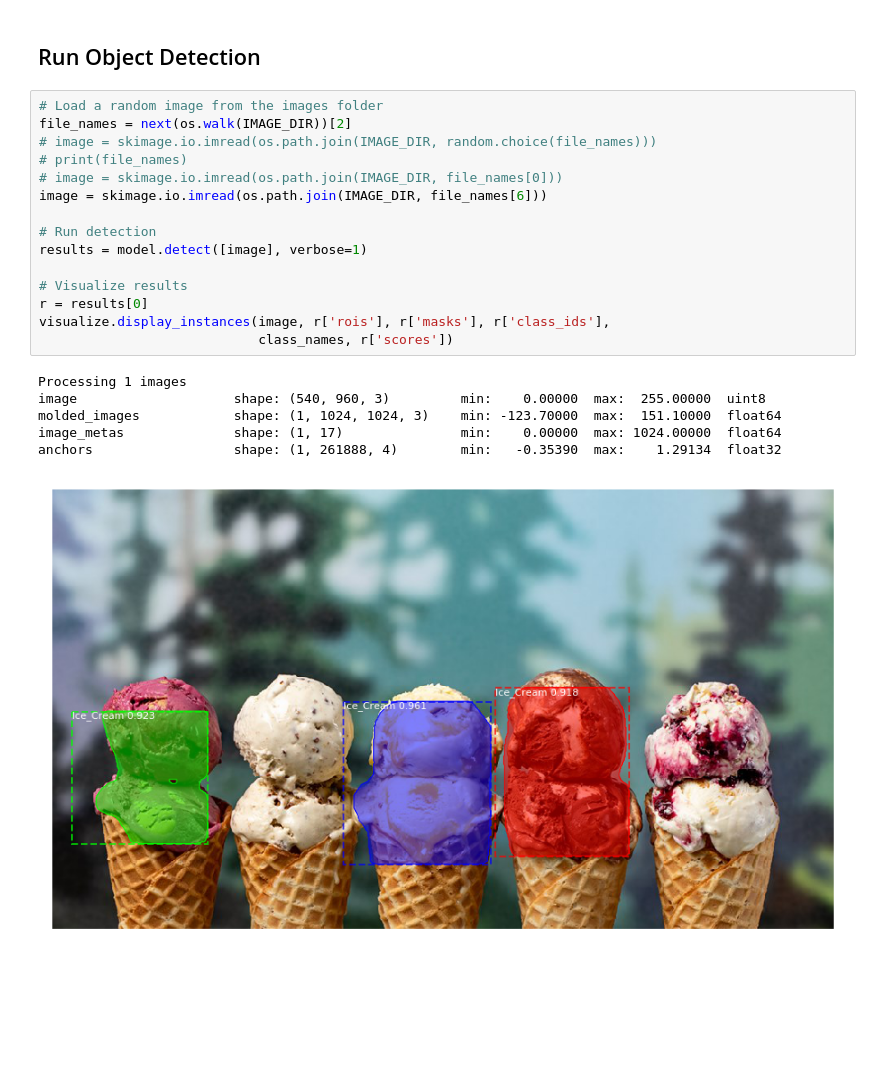
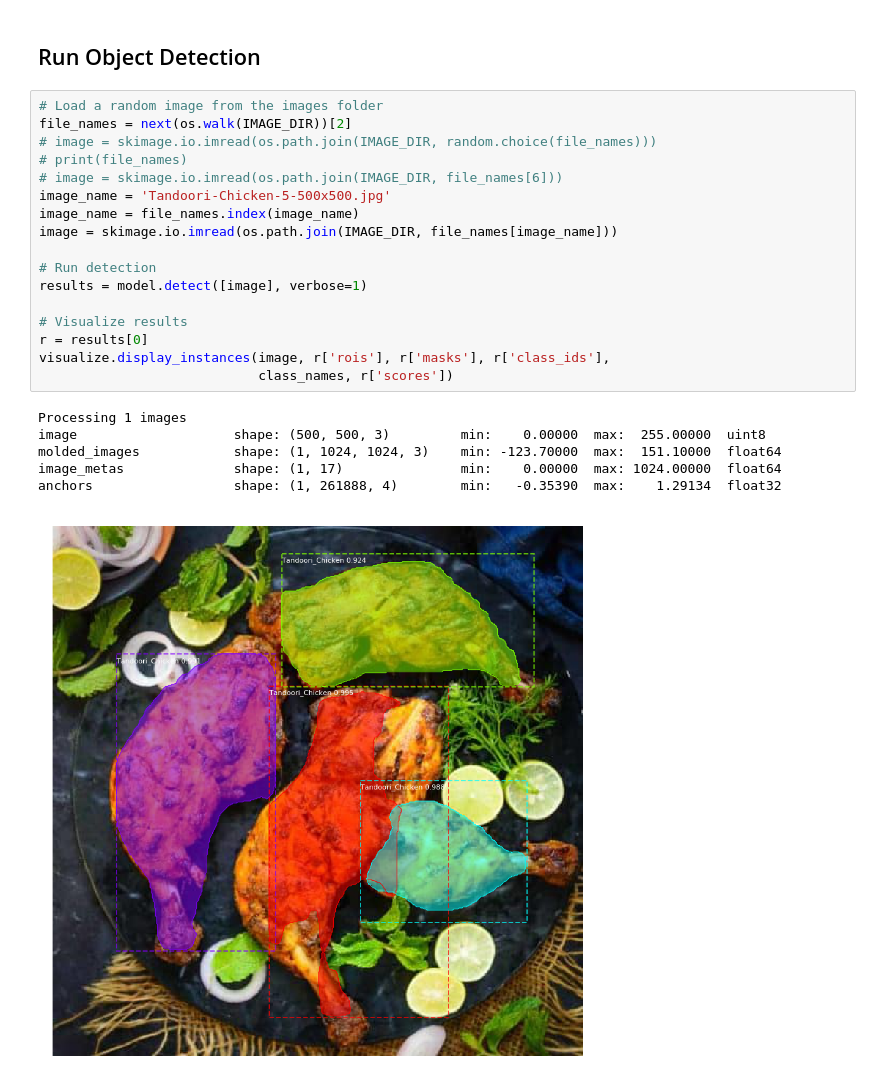
Before and after one commit to SilverKnightVGM/Mask_RCNN-Multi-Class-Detection, a Jupyter notebook: demo_food.ipynb, the cells around one changed output. Saved outputs shown, nothing was run; the diff lists cells and outputs as text; blank space fills up the shorter version.

```diff
--- a/demo_food.ipynb
+++ b/demo_food.ipynb
@@ -154,22 +173,24 @@ Class Count: 5
 # %%
 # Load a random image from the images folder
 file_names = next(os.walk(IMAGE_DIR))[2]
 # image = skimage.io.imread(os.path.join(IMAGE_DIR, random.choice(file_names)))
 # print(file_names)
-# image = skimage.io.imread(os.path.join(IMAGE_DIR, file_names[0]))
-image = skimage.io.imread(os.path.join(IMAGE_DIR, file_names[6]))
+# image = skimage.io.imread(os.path.join(IMAGE_DIR, file_names[6]))
+image_name = 'Tandoori-Chicken-5-500x500.jpg'
+image_name = file_names.index(image_name)
+image = skimage.io.imread(os.path.join(IMAGE_DIR, file_names[image_name]))
 
 # Run detection
 results = model.detect([image], verbose=1)
 
 # Visualize results
 r = results[0]
 visualize.display_instances(image, r['rois'], r['masks'], r['class_ids'],
                             class_names, r['scores'])
 # %% [output]
 Processing 1 images
-image                    shape: (540, 960, 3)         min:    0.00000  max:  255.00000  uint8
+image                    shape: (500, 500, 3)         min:    0.00000  max:  255.00000  uint8
 molded_images            shape: (1, 1024, 1024, 3)    min: -123.70000  max:  151.10000  float64
 image_metas              shape: (1, 17)               min:    0.00000  max: 1024.00000  float64
 anchors                  shape: (1, 261888, 4)        min:   -0.35390  max:    1.29134  float32
-[figure, old version]
+[figure, new version]
```
Also changed, not shown: parts of 2 cells of this notebook, 4 other files.
